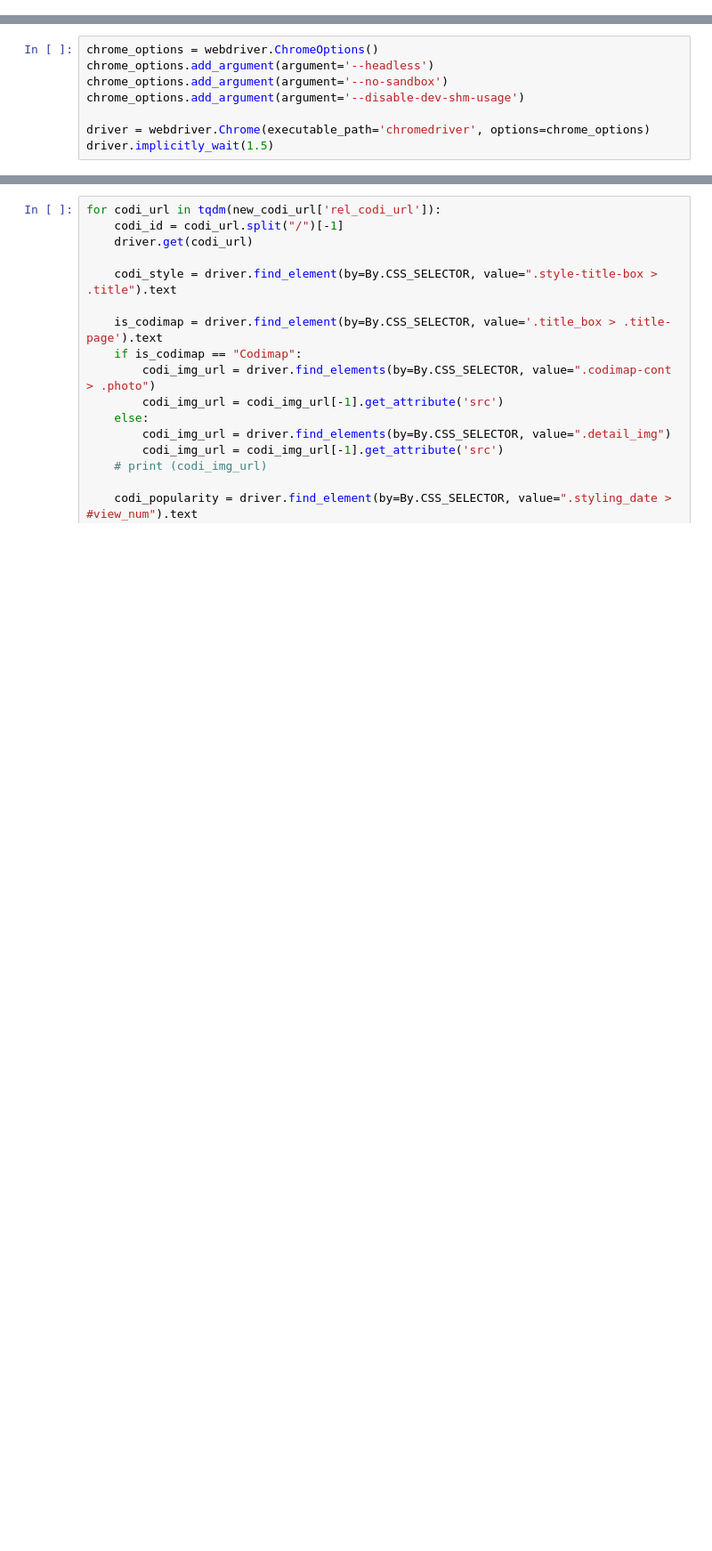
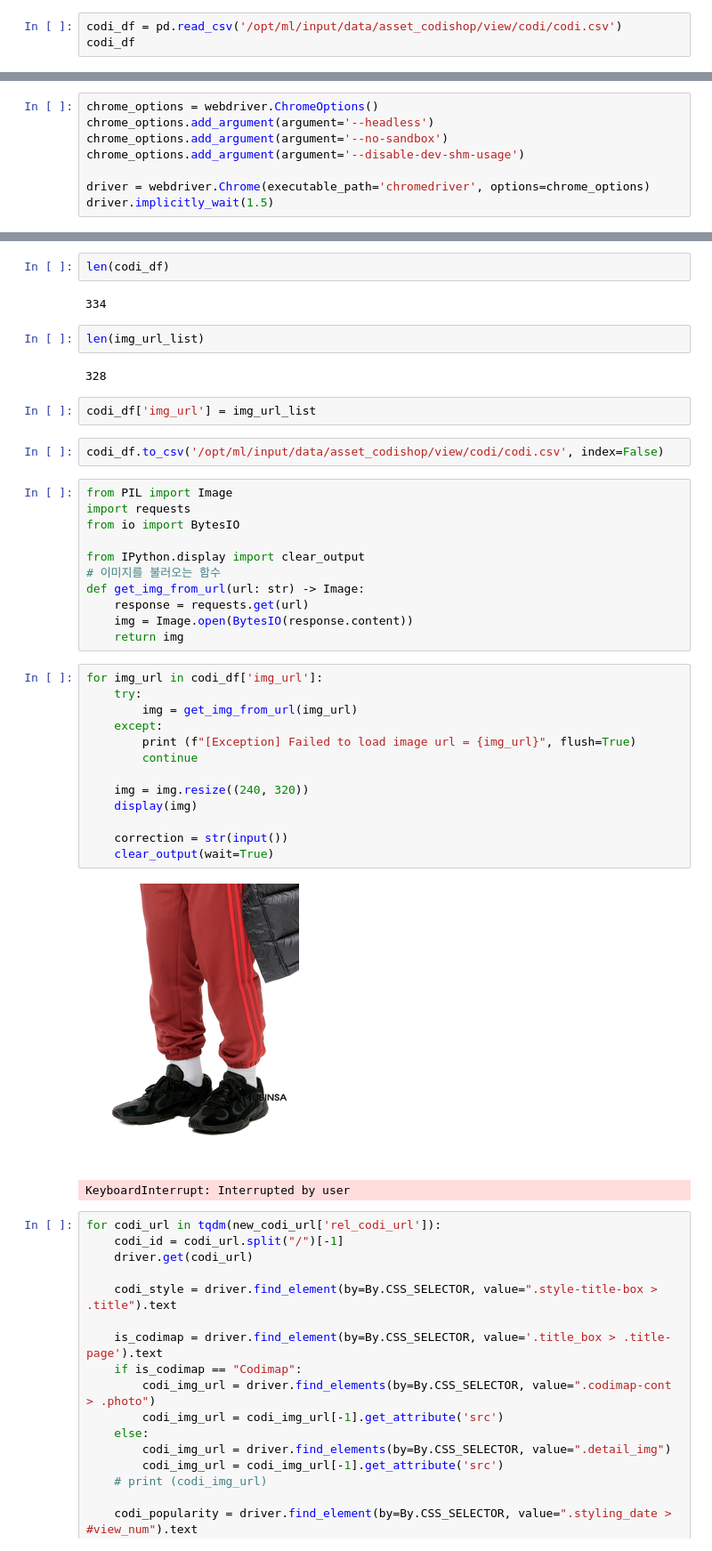
Before and after one commit to boostcampaitech3/final-project-level3-recsys-07, a Jupyter notebook: crawler/codishop/codi_crawler/extra_crawling.ipynb, the cells around one changed output, grey strips where cells are left out. Shown at 89% size. Saved outputs shown, nothing was run; the diff lists cells and outputs as text; blank space fills up the shorter version.

```diff
--- a/crawler/codishop/codi_crawler/extra_crawling.ipynb
+++ b/crawler/codishop/codi_crawler/extra_crawling.ipynb
@@ -22,0 +18,3 @@ new_codi_url = pd.read_excel('/opt/ml/input/data/raw_codishop/view/item/item_rel
+# %%
+codi_df = pd.read_csv('/opt/ml/input/data/asset_codishop/view/codi/codi.csv')
+codi_df
@@ -33,3 +76,42 @@ new_codi_url
+# %%
+len(codi_df)
+# %% [output]
+334
+# %%
+len(img_url_list)
+# %% [output]
+328
+# %%
+codi_df['img_url'] = img_url_list
+# %%
+codi_df.to_csv('/opt/ml/input/data/asset_codishop/view/codi/codi.csv', index=False)
+# %%
+from PIL import Image
+import requests
+from io import BytesIO
+
+from IPython.display import clear_output
+# 이미지를 불러오는 함수
+def get_img_from_url(url: str) -> Image:
+    response = requests.get(url)
+    img = Image.open(BytesIO(response.content))
+    return img
+# %%
+for img_url in codi_df['img_url']:
+    try:
+        img = get_img_from_url(img_url)
+    except:
+        print (f"[Exception] Failed to load image url = {img_url}", flush=True)
+        continue
+
+    img = img.resize((240, 320))
+    display(img)
+
+    correction = str(input())
+    clear_output(wait=True)
+# %% [output]
+[figure, added]
+KeyboardInterrupt: Interrupted by user
 # %%
 for codi_url in tqdm(new_codi_url['rel_codi_url']):
     codi_id = codi_url.split("/")[-1]
```
Also changed, not shown: parts of 5 cells of this notebook.
